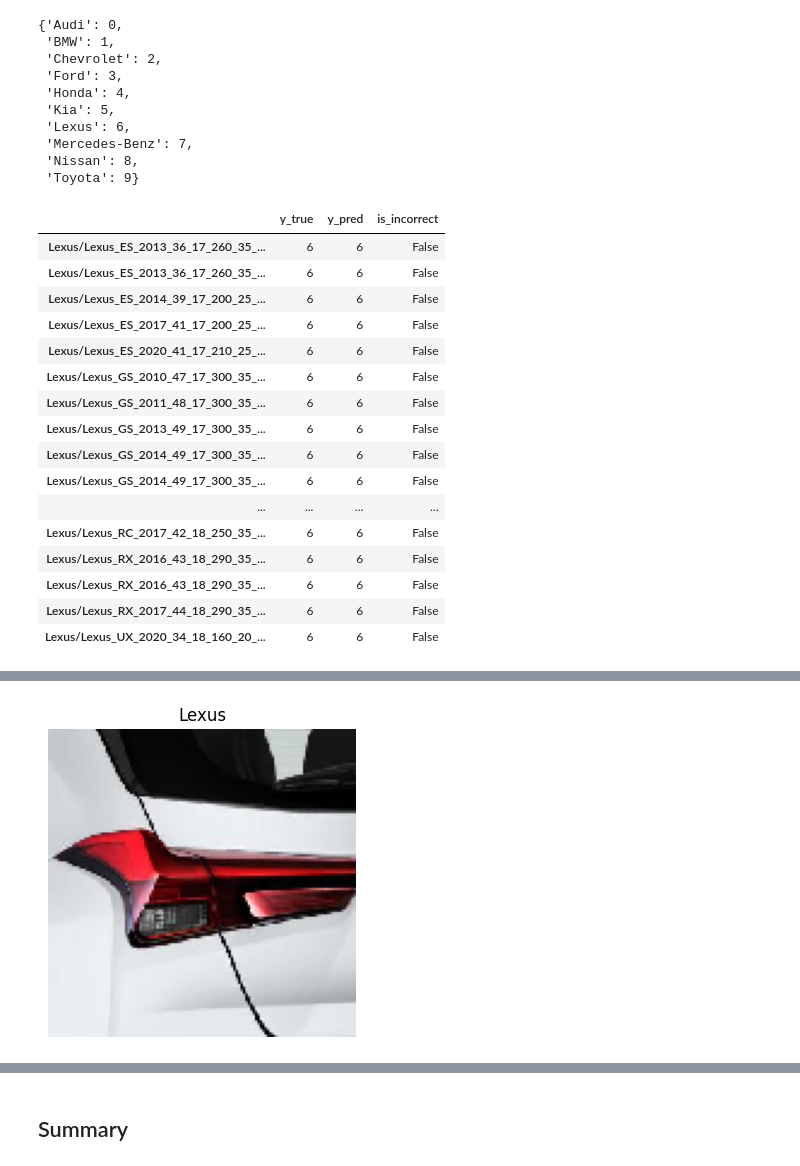
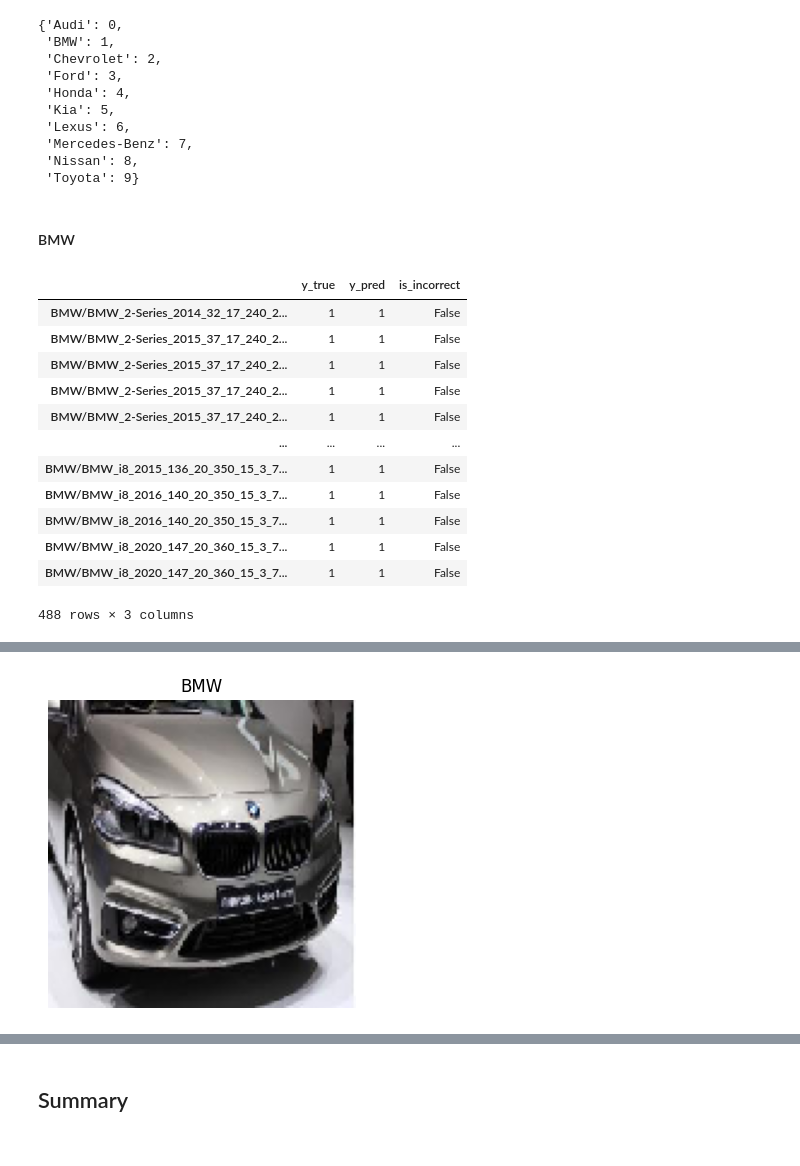
Before and after one commit to marcin-ciesielski/Car_brand_CNN, a Jupyter notebook: car_brand_classification_cnn.ipynb, the cells around one changed output, grey strips where cells are left out. Saved outputs shown, nothing was run; the diff lists cells and outputs as text; code cells hidden in the pictures.

```diff
--- a/car_brand_classification_cnn.ipynb
+++ b/car_brand_classification_cnn.ipynb
@@ -214,7 +214,7 @@ plt.axis(False)
 # %%
 # Listing a sample car image from train images
 data = os.listdir('data/images/test/'+class_)
-img = image.load_img('data/images/test/'+class_+'/'+data[1])
+img = image.load_img('data/images/test/'+class_+'/'+data[11])
 
 plt.figure(figsize=(5, 5))
 plt.imshow(img)
@@ -559,6 +559,6 @@ Trainable params: 2099978 (8.01 MB)
 Non-trainable params: 21802784 (83.17 MB)
 _________________________________________________________________
 # %%
-history = model.fit(train_gen, validation_data=test_gen, batch_size=8, epochs=20)
+history = model.fit(train_gen, validation_data=test_gen, batch_size=64, epochs=20)
 # %% [output]
 Epoch 1/20
@@ -1188,3 +1378 @@ for i in range(10):
-# %%
-model = load_model('models/vgg16_model2_10.h5')
 # %%
@@ -1280,27 +1471,24 @@ test_generator.class_indices
  'Mercedes-Benz': 7,
  'Nissan': 8,
  'Toyota': 9}
+# %% [markdown]
+#### BMW
 # %%
-# Show correct prediction for Lexus, y_true = 6
-errors[(errors['y_true'] == 6) & (errors['is_incorrect'] == False)]
+errors[(errors['y_true'] == 1) & (errors['is_incorrect'] == False)]
 # %% [output]
 |  | y_true | y_pred | is_incorrect |
-| Lexus/Lexus_ES_2013_36_17_260_35_... | 6 | 6 | False |
-| Lexus/Lexus_ES_2013_36_17_260_35_... | 6 | 6 | False |
-| Lexus/Lexus_ES_2014_39_17_200_25_... | 6 | 6 | False |
-| Lexus/Lexus_ES_2017_41_17_200_25_... | 6 | 6 | False |
-| Lexus/Lexus_ES_2020_41_17_210_25_... | 6 | 6 | False |
-| Lexus/Lexus_GS_2010_47_17_300_35_... | 6 | 6 | False |
-| Lexus/Lexus_GS_2011_48_17_300_35_... | 6 | 6 | False |
-| Lexus/Lexus_GS_2013_49_17_300_35_... | 6 | 6 | False |
-| Lexus/Lexus_GS_2014_49_17_300_35_... | 6 | 6 | False |
-| Lexus/Lexus_GS_2014_49_17_300_35_... | 6 | 6 | False |
+| BMW/BMW_2-Series_2014_32_17_240_2... | 1 | 1 | False |
+| BMW/BMW_2-Series_2015_37_17_240_2... | 1 | 1 | False |
+| BMW/BMW_2-Series_2015_37_17_240_2... | 1 | 1 | False |
+| BMW/BMW_2-Series_2015_37_17_240_2... | 1 | 1 | False |
+| BMW/BMW_2-Series_2015_37_17_240_2... | 1 | 1 | False |
 | ... | ... | ... | ... |
-| Lexus/Lexus_RC_2017_42_18_250_35_... | 6 | 6 | False |
-| Lexus/Lexus_RX_2016_43_18_290_35_... | 6 | 6 | False |
-| Lexus/Lexus_RX_2016_43_18_290_35_... | 6 | 6 | False |
-| Lexus/Lexus_RX_2017_44_18_290_35_... | 6 | 6 | False |
-| Lexus/Lexus_UX_2020_34_18_160_20_... | 6 | 6 | False |
+| BMW/BMW_i8_2015_136_20_350_15_3_7... | 1 | 1 | False |
+| BMW/BMW_i8_2016_140_20_350_15_3_7... | 1 | 1 | False |
+| BMW/BMW_i8_2016_140_20_350_15_3_7... | 1 | 1 | False |
+| BMW/BMW_i8_2020_147_20_360_15_3_7... | 1 | 1 | False |
+| BMW/BMW_i8_2020_147_20_360_15_3_7... | 1 | 1 | False |
+488 rows × 3 columns
 # %%
-plot_img('data2/images/test/','Lexus/Lexus_UX_2020_34_18_160_20_4_72_60_177_29_FWD_5_4_SUV_jYq.jpg')
+plot_img(model,'data2/images/test/','BMW/BMW_2-Series_2014_32_17_240_20_4_69_55_174_23_RWD_4_2_2dr_pVm.jpg')
 # %% [output]
@@ -1310,3 +1498,3 @@ plot_img('data2/images/test/','Lexus/Lexus_UX_2020_34_18_160_20_4_72_60_177_29_F
-[figure, old version]
+[figure, new version]
 # %%
 # Show correct prediction for Lexus, y_true = 6
```
Also changed, not shown: parts of 105 cells of this notebook.
